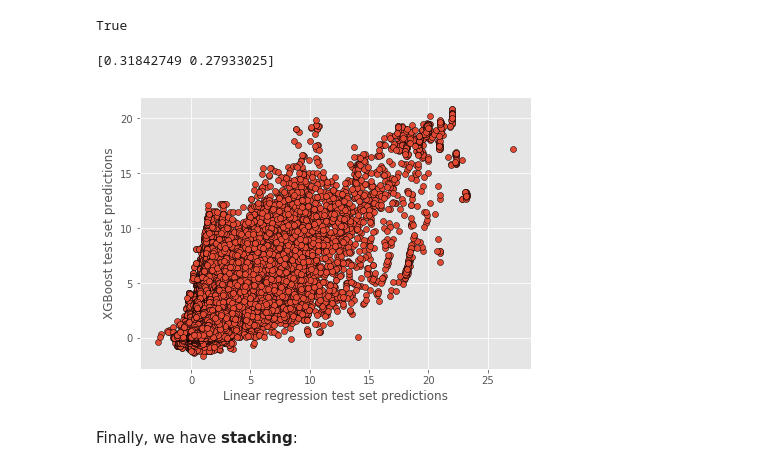
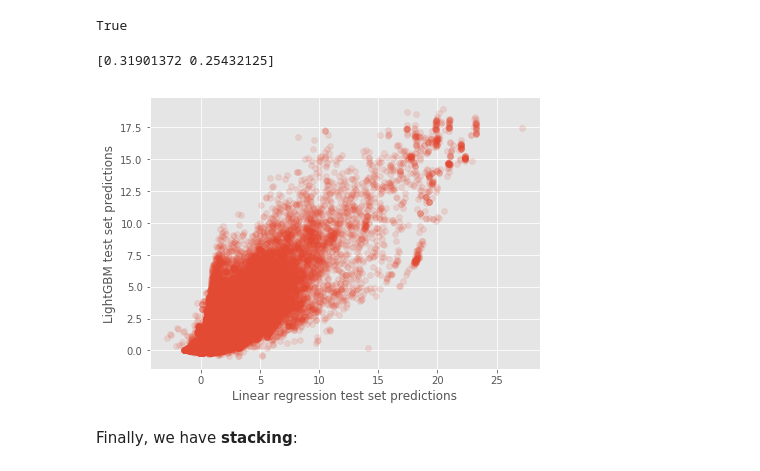
Before and after one commit to SJD1882/MOOC-Coursera-Advanced-Machine-Learning, a Jupyter notebook: 2 - How to Win a Data Science Competition/6 - Kaggle Competition Final Project/Assignment 6 - Kaggle Competition Final Project (Predict Future Sales).ipynb, the cells around one changed output. Cells and saved outputs as stored; diff of their text form; code cells hidden in the pictures.

```diff
--- a/2 - How to Win a Data Science Competition/6 - Kaggle Competition Final Project/Assignment 6 - Kaggle Competition Final Project (Predict Future Sales).ipynb
+++ b/2 - How to Win a Data Science Competition/6 - Kaggle Competition Final Project/Assignment 6 - Kaggle Competition Final Project (Predict Future Sales).ipynb
@@ -1007,6 +1125,21 @@ Y_train[dates_train.isin(periods)].shape == dates_train_level2.shape
 True
 # %%
 # Now fill `X_train_level2` with metafeatures
+params = {
+    'boosting_type': 'dart',
+    'metric': 'l2_root', # RMSE
+    'verbose': 1,
+    'seed': 0,
+    'max_depth': 8,
+    'learning_rate': 0.1,
+    'reg_lambda': 2.0,
+    'reg_alpha': 2.0,
+    'subsample': 0.7,
+    'num_leaves': 20,
+    'feature_fraction': 0.8,
+    'drop_rate': 0.2
+}
+
 for cur_block_num in periods:
 
     print('cur_block_num:', cur_block_num)
@@ -1015,21 +1148,26 @@ for cur_block_num in periods:
     x = all_data[all_data['date_block_num']<cur_block_num].drop(['item_cnt_month'], axis=1)
     y = all_data[all_data['date_block_num']<cur_block_num]['item_cnt_month'].values
     x_test =  all_data[all_data['date_block_num']==cur_block_num].drop(['item_cnt_month'], axis=1)
+    y_test =  all_data[all_data['date_block_num']==cur_block_num]['item_cnt_month'].values
 
     # 2. Fit linear regression
     print('Linear regression')
     lr = LinearRegression(fit_intercept=True, normalize=True)
-    lr.fit(x, y)
-    Y_test_1 = lr.predict(x_test)
+    scaler = StandardScaler().fit(x)
+    x_std = scaler.transform(x)
+    x_test_std = scaler.transform(x_test)
+    lr.fit(x_std, y)
+    Y_test_1 = lr.predict(x_test_std)
 
-    # 3. Fit XGBoost and put predictions
-    print('XGBoost')
-    n_trees = 50
-    model_xgb = xgb.XGBRegressor(max_depth=8, n_estimators=n_trees, min_child_weight=300,
-                                 colsample_bytree=0.8, subsample=0.8, eta=0.3, seed=42,
-                                 reg_alpha=2.0, reg_lambda=2.0)
-    model_xgb.fit(x, y, eval_metric='rmse', verbose=True)
-    Y_test_2 = model_xgb.predict(x_test)
+    # 3. Fit LightGBM and put predictions
+    print('LightGBM')
+    n_trees = 500
+    lgb_train = lgb.Dataset(x, y)
+    lgb_valid = lgb.Dataset(x_test, y_test)
+    model_lgbm = lgb.train(params, lgb_train, num_boost_round=n_trees,
+                           valid_sets=lgb_valid, early_stopping_rounds=50,
+                           verbose_eval=50)
+    Y_test_2 = model_lgbm.predict(x_test)
 
     # 4. Store predictions from 2. and 3. in the right place of `X_train_level2`
     X_train_level2[dates_train_level2 == cur_block_num] = np.c_[Y_test_1, Y_test_2]
@@ -1037,15 +1175,15 @@ for cur_block_num in periods:
 
 print(X_train_level2.mean(axis=0))
 # %% [output]
-[0.31842749 0.27933025]
+[0.31901372 0.25432125]
 # %%
 plt.figure(figsize=(7,5))
-plt.scatter(X_train_level2[:,0], X_train_level2[:,1], marker='o', edgecolor='black')
+plt.scatter(X_train_level2[:,0], X_train_level2[:,1], marker='o', alpha=0.15)
 plt.xlabel('Linear regression test set predictions')
-plt.ylabel('XGBoost test set predictions')
+plt.ylabel('LightGBM test set predictions')
 plt.show()
 # %% [output]
-[figure, old version]
+[figure, new version]
 # %% [markdown]
 Finally, we have **stacking**:
 # %%
```
Also changed, not shown: parts of 81 cells of this notebook, 16 other files.
